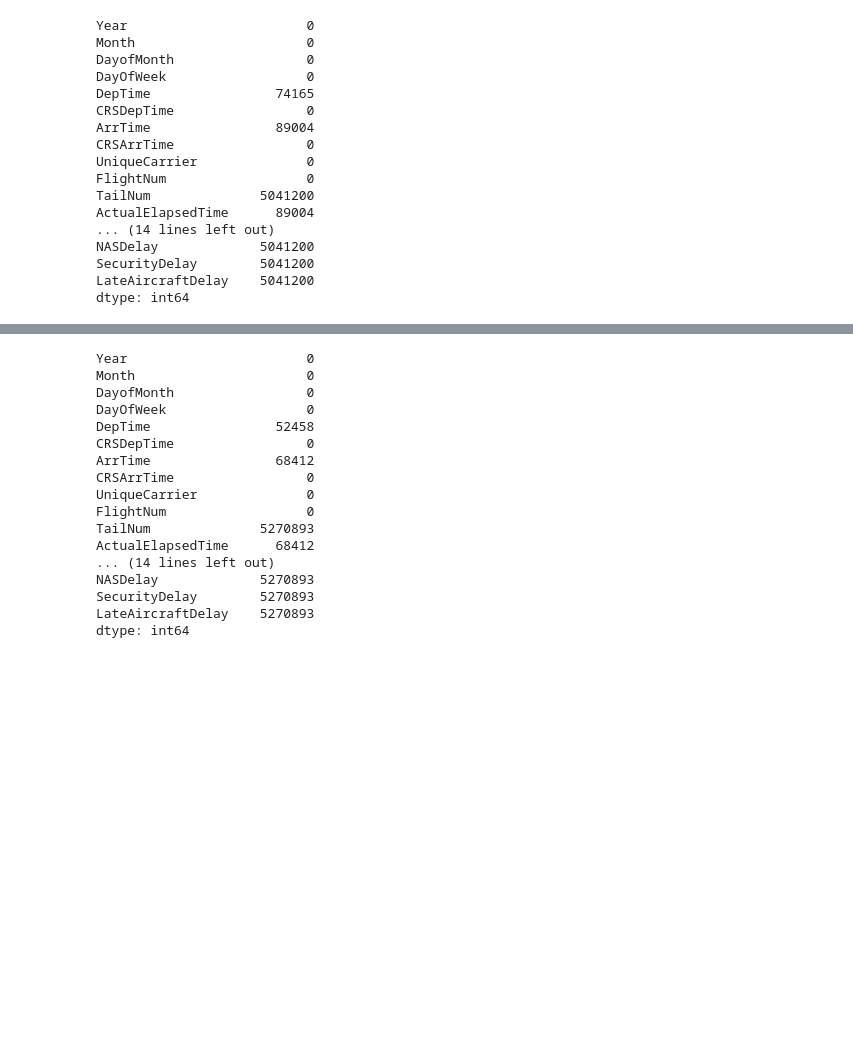
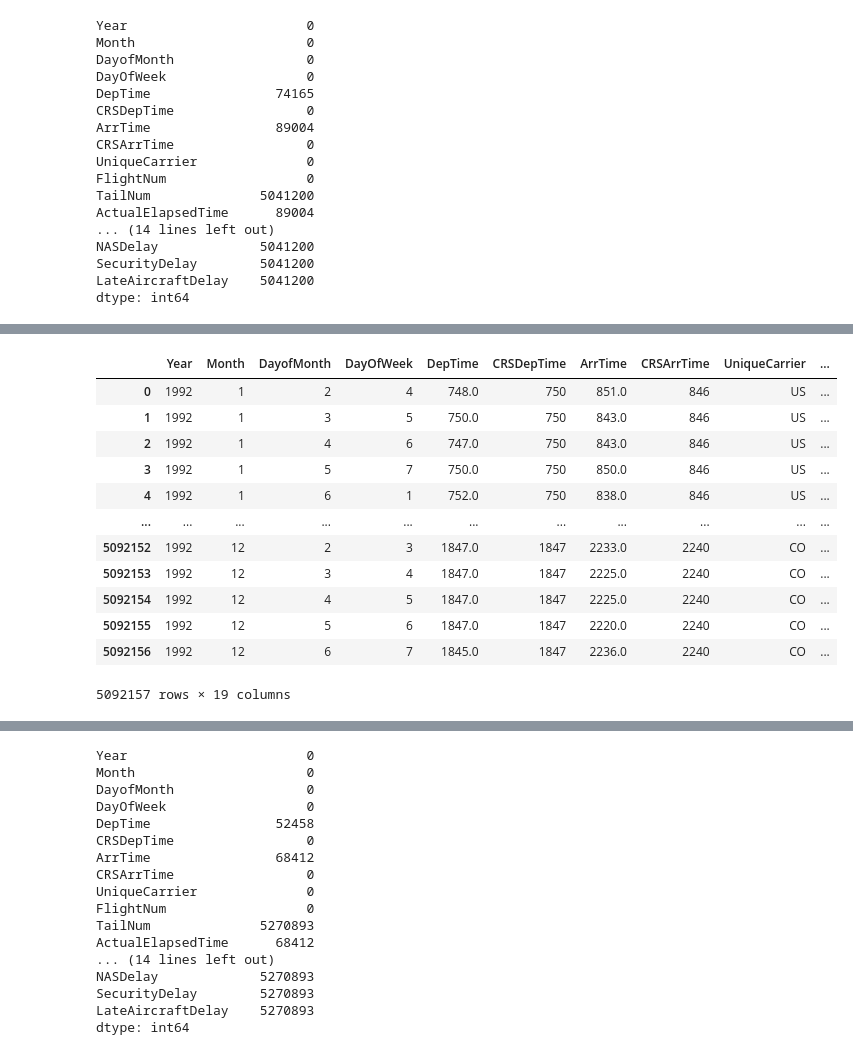
Before and after one commit to s2014628/data-analytics-migration-to-tableau, a Jupyter notebook: flights.ipynb, the cells around one changed output, grey strips where cells are left out. Saved outputs shown, nothing was run; the diff lists cells and outputs as text; code cells hidden in the pictures; blank space fills up the shorter version.

```diff
--- a/flights.ipynb
+++ b/flights.ipynb
@@ -143,0 +162,23 @@ dtype: int64
+# %%
+missing_columns_1992=[]
+for col in flight_1992.columns:
+    if flight_1992[f"{col}"].isnull().all()==True:
+        missing_columns_1992.append(col)
+df=flight_1992.drop(missing_columns_1992,axis=1)
+flight_1992_cleaned=df.fillna(0)
+# %%
+flight_1992_cleaned
+# %% [output]
+|  | Year | Month | DayofMonth | DayOfWeek | DepTime | CRSDepTime | ArrTime | CRSArrTime | UniqueCarrier | ... |
+| 0 | 1992 | 1 | 2 | 4 | 748.0 | 750 | 851.0 | 846 | US | ... |
+| 1 | 1992 | 1 | 3 | 5 | 750.0 | 750 | 843.0 | 846 | US | ... |
+| 2 | 1992 | 1 | 4 | 6 | 747.0 | 750 | 843.0 | 846 | US | ... |
+| 3 | 1992 | 1 | 5 | 7 | 750.0 | 750 | 850.0 | 846 | US | ... |
+| 4 | 1992 | 1 | 6 | 1 | 752.0 | 750 | 838.0 | 846 | US | ... |
+| ... | ... | ... | ... | ... | ... | ... | ... | ... | ... | ... |
+| 5092152 | 1992 | 12 | 2 | 3 | 1847.0 | 1847 | 2233.0 | 2240 | CO | ... |
+| 5092153 | 1992 | 12 | 3 | 4 | 1847.0 | 1847 | 2225.0 | 2240 | CO | ... |
+| 5092154 | 1992 | 12 | 4 | 5 | 1847.0 | 1847 | 2225.0 | 2240 | CO | ... |
+| 5092155 | 1992 | 12 | 5 | 6 | 1847.0 | 1847 | 2220.0 | 2240 | CO | ... |
+| 5092156 | 1992 | 12 | 6 | 7 | 1845.0 | 1847 | 2236.0 | 2240 | CO | ... |
+5092157 rows × 19 columns
```
Also changed, not shown: parts of 66 cells of this notebook.
